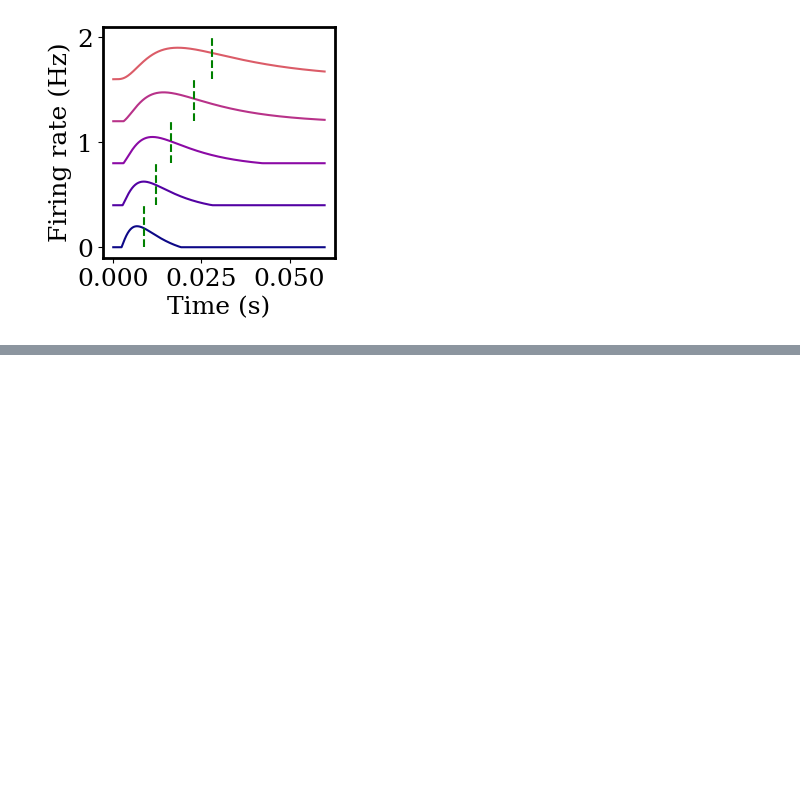
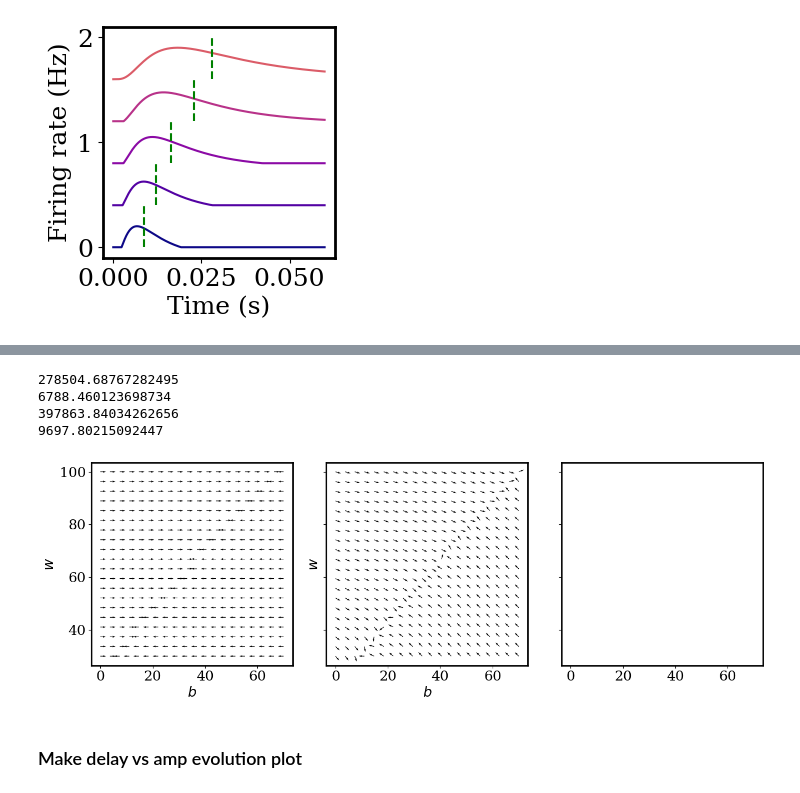
Before and after one commit to davidgbe/automated_plasticity_discovery, a Jupyter notebook: moment_control_longtailed_voltage.ipynb, the cells around one changed output, grey strips where cells are left out. Drawn from its saved outputs; the diff is of its cells as text; code cells hidden in the pictures; blank space fills up the shorter version.

```diff
--- a/moment_control_longtailed_voltage.ipynb
+++ b/moment_control_longtailed_voltage.ipynb
@@ -196,0 +203,77 @@ fig.tight_layout()
+# %%
+w_set = 5000
+b_set = 1e5
+
+scale = 1.5
+fig, axs = plt.subplots(1, 3, figsize=(9 * scale, 3.2 * scale), sharex=True, sharey=True)
+w, b = np.meshgrid(np.linspace(30, 100, 20), np.linspace(0, 70, 20))
+
+# panel 1
+T = np.array([0.007] * 400)
+T = np.log(T)
+a = np.array([1] * 400)
+
+w_coef_I1 = 1
+w_coef_I2 = 0
+b_coef_I1 = 0
+b_coef_I2 = 1
+
+dt = 0.00005
+t = np.linspace(0, 1, int(1 / dt))
+
+delta_w, delta_b = comp_changes(t, w, b, a, T, w_set, b_set, 0.25, 5, w_coef_I1, w_coef_I2, b_coef_I1, b_coef_I2)
+
+norms = np.sqrt(np.square(delta_w) + np.square(delta_b))
+
+axs[0].quiver(b, w, delta_b / norms, delta_w / norms, color='black')
+
+axs[0].set_ylabel(r'$w$')
+axs[0].set_xlabel(r'$b$')
+
+# panel 1
+T = np.array([0.01] * 400)
+T = np.log(T)
+a = np.array([1] * 400)
+
+w_coef_I1 = 1
+w_coef_I2 = 0
+b_coef_I1 = 0
+b_coef_I2 = 1
+
+dt = 0.00005
+t = np.linspace(0, 1, int(1 / dt))
+
+delta_w, delta_b = comp_changes(t, w, b, a, T, w_set, b_set, 5, 0.25, w_coef_I1, w_coef_I2, b_coef_I1, b_coef_I2)
+
+norms = np.sqrt(np.square(delta_w) + np.square(delta_b))
+
+axs[1].quiver(b, w, delta_b / norms, delta_w / norms, color='black')
+
+axs[1].set_ylabel(r'$w$')
+axs[1].set_xlabel(r'$b$')
+
+# # panel 3
+# T = np.array([0.012])
+# a = np.array([10])
+
+# delta_w, delta_b = comp_changes(w, b, a, T, w_set, b_set, 0.25, 0.25, w_coef_I1, w_coef_I2, b_coef_I1, b_coef_I2)
+# norms = np.sqrt(np.square(delta_w) + np.square(delta_b))
+
+# axs[2].quiver(b, w, delta_b / norms, delta_w / norms, color='black')
+
+# fixed_points, valid_solns_mask = find_fixed_point(a, T, w_set, b_set, w_coef_I1=0, b_coef_I2=0)
+# fixed_point = fixed_points[0]
+# print(fixed_point)
+# axs[2].scatter(fixed_point[1], fixed_point[0], color='red')
+
+# print(comp_derivatives(np.array(fixed_point[0]), np.array(fixed_point[1]), a[0], T[0]))
+
+fig.tight_layout()
+# %% [output]
+278504.68767282495
+6788.460123698734
+397863.84034262656
+9697.80215092447
+[figure, added]
+# %% [markdown]
+### Make delay vs amp evolution plot
```
Also changed, not shown: parts of 2 cells of this notebook.
